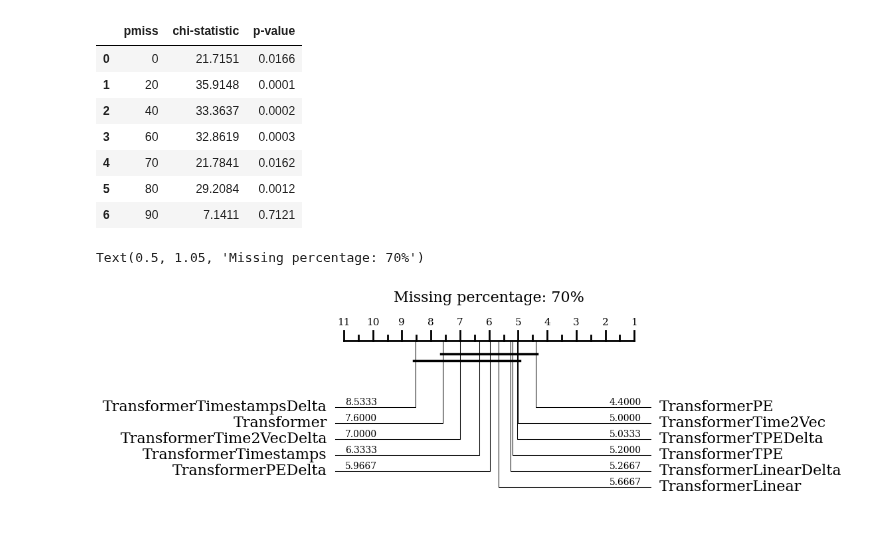
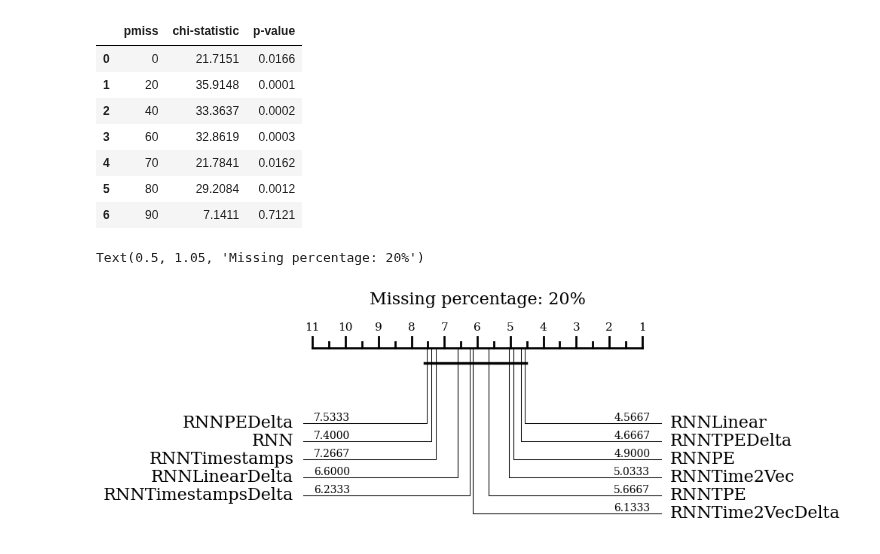
Before and after one commit to thiago-rissi/time_encoding_experiment, a Jupyter notebook: notebooks/stats.ipynb, the cells around one changed output. Drawn from its saved outputs; the diff is of its cells as text; code cells hidden in the pictures.

```diff
--- a/notebooks/stats.ipynb
+++ b/notebooks/stats.ipynb
@@ -112,7 +112,7 @@ test
 from aeon.visualisation import plot_critical_difference
 import CriticalDifferenceDiagrams_jl as cdd
 base_path = pathlib.Path("/usr/src/code/data/outputs")
-pmiss = 70
+pmiss = 20
 metric_name = "f1_score"
 
 
@@ -122,54 +122,54 @@ datasets = [
   "Cricket",
   "ERing",
   "Epilepsy",
   "Heartbeat",
   "JapaneseVowels",
   "LSST",
   "Libras",
   "NATOPS",
   "PEMS-SF",
   "RacketSports",
   "SelfRegulationSCP1",
   "SpokenArabicDigits",
   "UWaveGestureLibrary",
 ]
 
 models = [
-    # "RNN",
-    # "RNNTimestamps",
-    # "RNNTimestampsDelta",
-    # "RNNTime2Vec",
-    # "RNNPE",
-    # "RNNTPE",
-    # "RNNLinear",
-    # "RNNTime2VecDelta",
-    # "RNNPEDelta",
-    # "RNNTPEDelta",
-    # "RNNLinearDelta",
-    "Transformer",
-    "TransformerTimestamps",
-    "TransformerTimestampsDelta",
-    "TransformerTime2Vec",
-    "TransformerPE",
-    "TransformerTPE",
-    "TransformerLinear",
-    "TransformerTime2VecDelta",
-    "TransformerPEDelta",
-    "TransformerTPEDelta",
-    "TransformerLinearDelta"
+    "RNN",
+    "RNNTimestamps",
+    "RNNTimestampsDelta",
+    "RNNTime2Vec",
+    "RNNPE",
+    "RNNTPE",
+    "RNNLinear",
+    "RNNTime2VecDelta",
+    "RNNPEDelta",
+    "RNNTPEDelta",
+    "RNNLinearDelta",
+    # "Transformer",
+    # "TransformerTimestamps",
+    # "TransformerTimestampsDelta",
+    # "TransformerTime2Vec",
+    # "TransformerPE",
+    # "TransformerTPE",
+    # "TransformerLinear",
+    # "TransformerTime2VecDelta",
+    # "TransformerPEDelta",
+    # "TransformerTPEDelta",
+    # "TransformerLinearDelta"
 ]
 
 df = gather_metric_cd(
     f1_score,
     "f1_score",
     base_path,
     datasets,
     models,
     pmiss,
     func_params={"average": "weighted"},
 )
 fig, ax, p_values = plot_critical_difference(df.to_numpy(), labels=models, alpha=0.05, return_p_values=True, width=6, textspace=1.25)
 fig.suptitle(f"Missing percentage: {pmiss}%",y=1.05, size=16)
 # %% [output]
-Text(0.5, 1.05, 'Missing percentage: 70%')
+Text(0.5, 1.05, 'Missing percentage: 20%')
-[figure, old version]
+[figure, new version]
```
Also changed, not shown: 1 other file.
